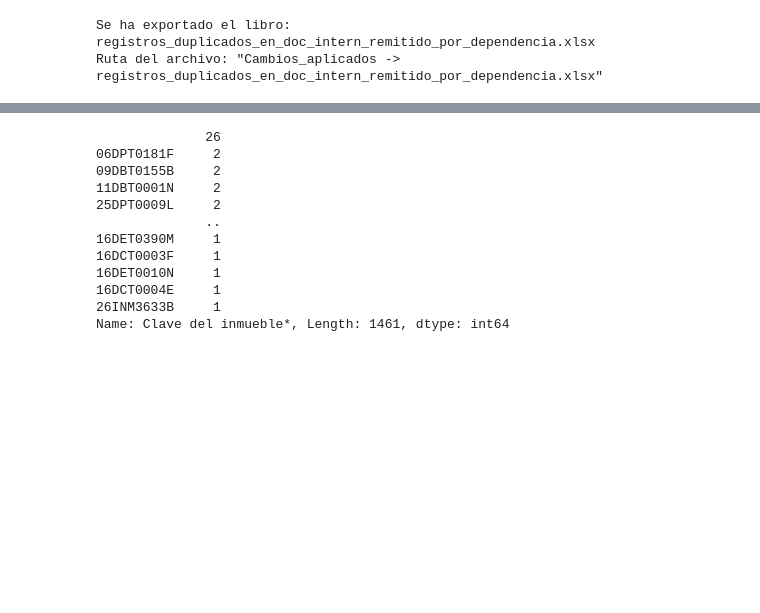
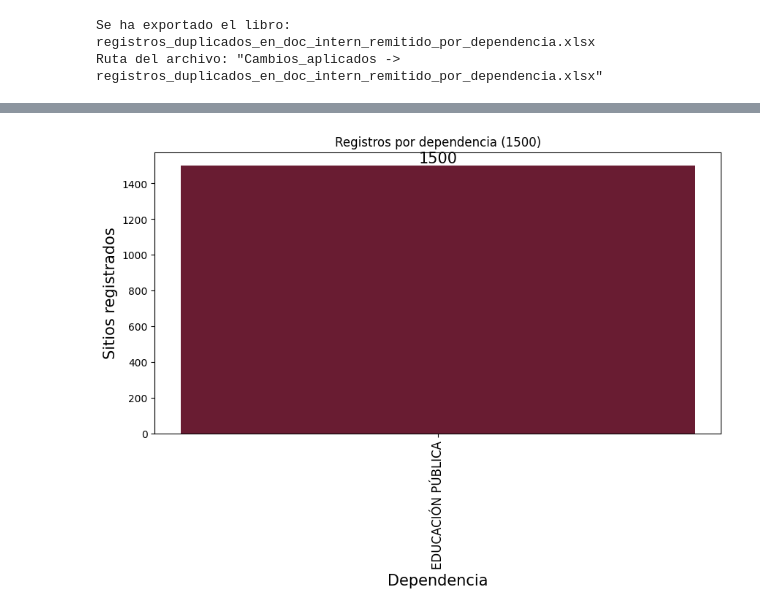
Before and after one commit to DavidItehua/compact_locs_ineg, a Jupyter notebook: main_primer_analisis.ipynb, the cells around one changed output, grey strips where cells are left out. Saved outputs shown, nothing was run; the diff lists cells and outputs as text; code cells hidden in the pictures; blank space fills up the shorter version.

```diff
--- a/main_primer_analisis.ipynb
+++ b/main_primer_analisis.ipynb
@@ -1506,18 +1524,3 @@ Registros que ya estan en la tabla contenedora global: 165
-# %%
-registros_unicos_no_en_contenedor['Clave del inmueble*'].value_counts()
-# %% [output]
-              26
-06DPT0181F     2
-09DBT0155B     2
-11DBT0001N     2
-25DPT0009L     2
-              ..
-16DET0390M     1
-16DCT0003F     1
-16DET0010N     1
-16DCT0004E     1
-26INM3633B     1
-Name: Clave del inmueble*, Length: 1461, dtype: int64
 # %%
 texto = '''Descripción de archivos:
 * registros_dupli_en_gran_tabla_contenedora.xlsx: son todos los registros duplicados encontrados en el documento analizado y comparado con la tabla contenedora de todos los registros de sitios, se compara clave del sitio, nombre del sitio, id edo, id mun y id loc.
@@ -1532,0 +1544,38 @@ with open('./Cambios_aplicados/readme.txt', mode='w') as file:
+# %%
+# conteo de registros por dependencias
+f_conteo_x_dep = df_registros_unicos_no_en_contenedor.groupby(by='Dependencia*').agg(conteo_por_dep=('Dependencia*', 'count')).sort_values(by='conteo_por_dep',ascending=False).reset_index()
+
+total_regs = f_conteo_x_dep['conteo_por_dep'].sum()
+# %%
+# crear instancia de gráfico
+fig, ax = plt.subplots(figsize=(10, 5))
+
+# Crear un gráfico de barras
+ax.bar( f_conteo_x_dep['Dependencia*'], f_conteo_x_dep['conteo_por_dep'], width=0.75, color='#691C32')
+
+# Agregar etiquetas a las barras
+for x in ax.containers:
+    ax.bar_label(x, label_type='edge', fontsize=15)
+
+# Establecer los títulos y etiquetas de los ejes
+ax.set_title(f'Registros por dependencia ({total_regs})')
+ax.set_xlabel('Dependencia', fontsize=15)
+ax.set_ylabel('Sitios registrados', fontsize=15)
+
+# Cambiar las etiquetas del eje x
+ax.xaxis.set_major_locator(FixedLocator(range(len(f_conteo_x_dep))))
+ax.xaxis.set_major_formatter(FixedFormatter(f_conteo_x_dep['Dependencia*']))
+
+# Cambiar las etiquetas del eje x
+# abreviaturas_estados = ['BC', 'BCS', 'SON', 'CHI', 'SIN', 'COA', 'NAY', 'DGO', 'ZAC', 'AGS', 'JAL', 'COL', 'MIC', 'GRO', 'QUE', 'SLP', 'GTO', 'HID', 'PUE', 'MEX', 'CDMX', 'TLAX', 'MOR', 'VER', 'TAB', 'CAM', 'YUC', 'ROO', 'QROO']
+# ax.set_xticklabels(abreviaturas_estados, fontsize=12)
+
+ax.set_xticklabels(labels=f_conteo_x_dep['Dependencia*'],fontsize=12)
+
+# Girar las etiquetas del eje x
+ax.tick_params(axis='x', labelrotation=90)
+
+# Mostrar el gráfico
+plt.show()
+# %% [output]
+[figure, added]
```
Also changed, not shown: parts of 32 cells of this notebook.
